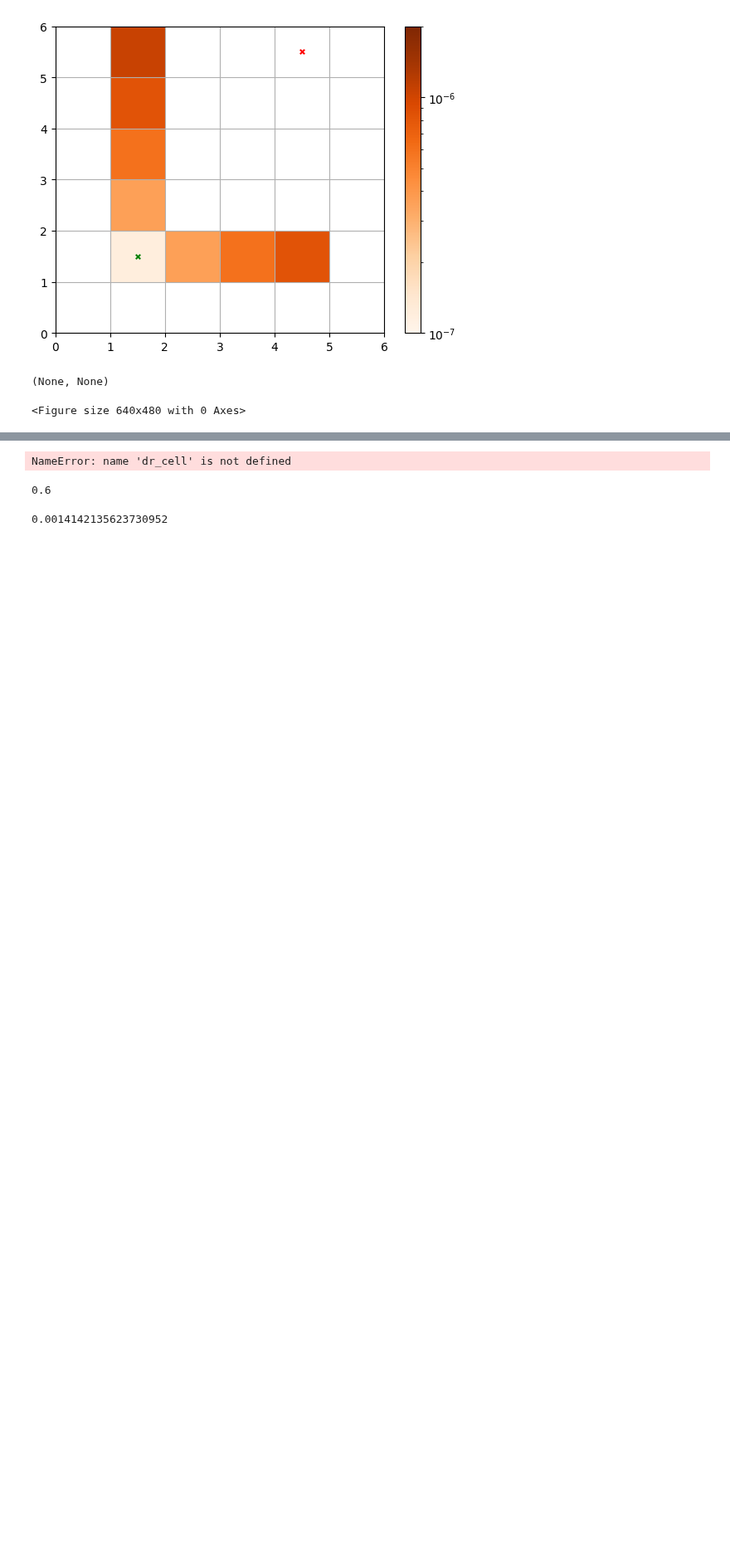
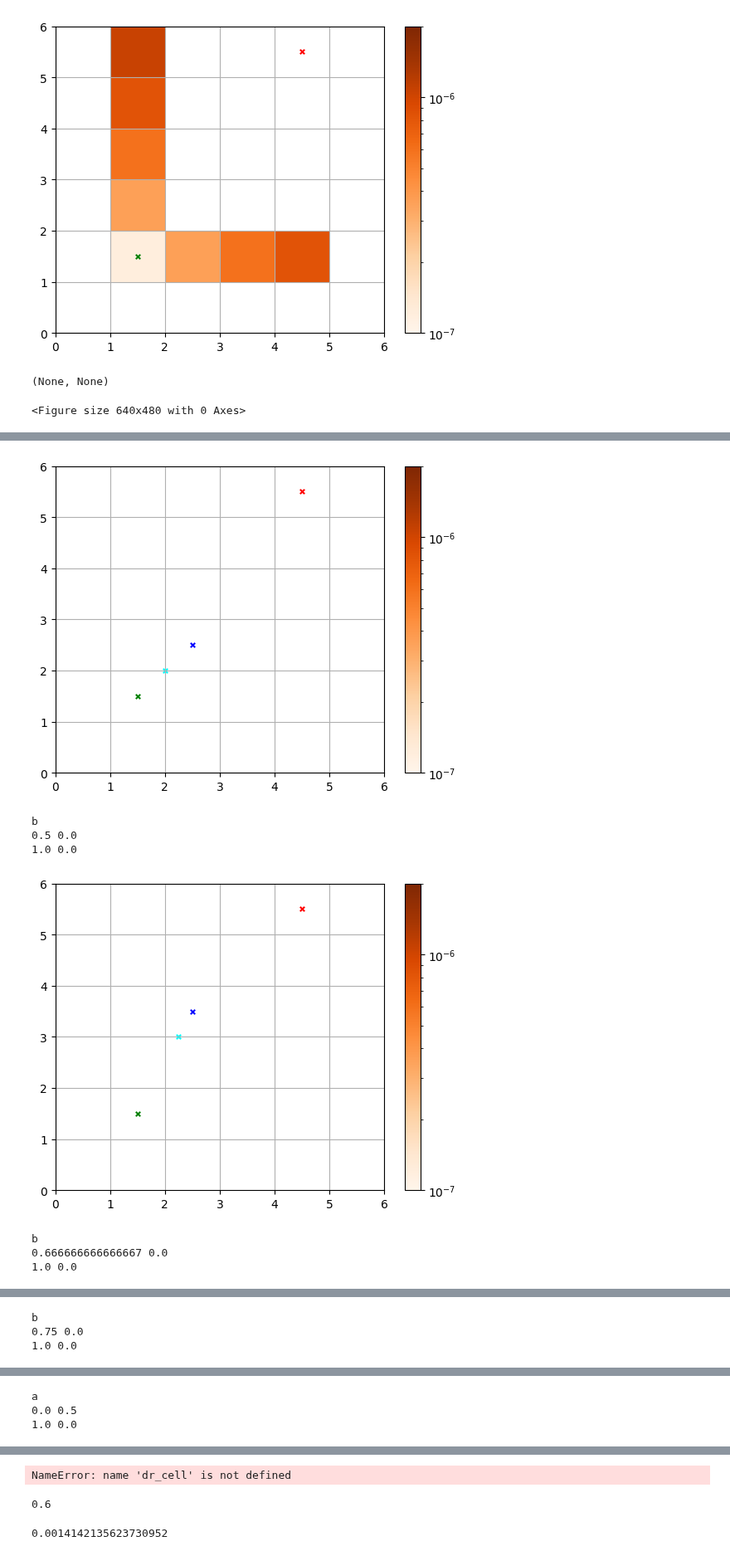
Before and after one commit to micbia/universe-in-a-box, a Jupyter notebook: rt/raytracing_intro_shortchar.ipynb, the cells around one changed output, grey strips where cells are left out. Shown at 83% size. Saved outputs shown, nothing was run; the diff lists cells and outputs as text; code cells hidden in the pictures; blank space fills up the shorter version.

```diff
--- a/rt/raytracing_intro_shortchar.ipynb
+++ b/rt/raytracing_intro_shortchar.ipynb
@@ -171,23 +174,74 @@ plt.show(), plt.clf()
 mask_to_interp = (r_cell[:, 0] != r_source[0]) * (r_cell[:, 1] != r_source[1])
 
 for i_c, (r_c, dr_c) in enumerate(zip(r_cell[mask_to_interp], dr_grid[mask_to_interp])):
+    # norm vector from source to target
+    r_sc = r_c-r_source
+    norm_r_sc = np.linalg.norm(r_sc)
+    n_sc = r_sc/norm_r_sc
+
     # integerts to write into the grid
     i, j = (r_c - dr_c/2).astype(int)
 
-    r_cleft = np.array([r_c[0]-dr_c, r_c[1]])
-    r_clow = np.array([r_c[0], r_c[1]-dr_c])
+    # physical coordinate of the cells (for interpolation)
+    r_downleft = np.array([r_c[0]-dr_c, r_c[1]-dr_c])
+    r_down = np.array([r_c[0], r_c[1]-dr_c])
 
-    # distance between the cell (center) and the source (center)
+    # mesh coordinate of the cells (for interpolation)
+    i_downleft, j_downleft = (r_downleft - dr_c/2).astype(int)
+    i_down, j_down = np.array([r_c[0]-dr_c/2, r_c[1]-3/2*dr_c], dtype=int)
+
+    # distance between the cell and the source (quantity employed in the interpolation)
     delt_i = r_c[0] - r_source[0]
     delt_j = r_c[1] - r_source[1]
 
     sig_i = np.abs(delt_i)/delt_i
     sig_j = np.abs(delt_j)/delt_j
 
-    # vector from source to cells
-    r_sc = r_c - r_source
-    n_sc = r_st/norm(r_sc)
+    # get lenght within the cell to interpolate
+    if(np.abs(delt_i) >= np.abs(delt_j)):
+        ds = 0.5*np.sqrt(1 + delt_j**2/delt_i**2)
+    elif(np.abs(delt_j) >= np.abs(delt_i)):
+        ds = 0.5*np.sqrt(1 + delt_i**2/delt_j**2)
+
+    # coordinate of the entering point
+    r_cross = r_source + (norm_r_sc - ds)*n_sc
+
+    # weight for the column density interpolation
+    d_i = 2*np.abs(r_cross[0] - i)
+    d_j = 2*np.abs(r_cross[1] - j)
+
+    if(np.abs(delt_i) > np.abs(delt_j)):
+        w = d_i
+        print('a')
+    elif(np.abs(delt_j) > np.abs(delt_i)):
+        w = d_j
+        print('b')
+    elif(np.abs(delt_j) == np.abs(delt_i)):
+        # one of the two
+        w = d_i
+        print('c')
+
+    w_downleft = 1.-w
+    w_down = w
+
+    print(d_i, d_j)
+    print(w_downleft, w_down)
+    #w_i = 1-d_i
+    #w_j =
+
+    # debug plot
+    plt.pcolormesh(np.unique(x_grid), np.unique(y_grid), np.zeros_like(ncols.T), cmap='Oranges', norm='log', vmin=1e-7, vmax=2e-6)
+    plt.colorbar()
+    #plt.scatter(x=i, y=j, s=15, marker='x', color='red', label='target')
+
+    plt.scatter(x=r_cross[0], y=r_cross[1], s=15, marker='x', color='cyan', label='target')
+    plt.scatter(x=r_c[0], y=r_c[1], s=15, marker='x', color='blue', label='target')
+    plt.scatter(x=r_target[0], y=r_target[1], s=15, marker='x', color='red', label='target')
+    plt.scatter(x=r_source[0], y=r_source[1], s=15, marker='x', color='green', label='source')
+    plt.grid()
+    plt.show(), plt.clf()
 
     #print(r_c, r_source, delt_i, delt_j)
-    print(r_c, r_cleft, r_clow)
+    #print(r_c, r_downleft, r_down)
+    #print((i,j), (i_down, j_down), (i_downleft, j_downleft))
 # %% [output]
@@ -205,0 +251,8 @@ for i_c, (r_c, dr_c) in enumerate(zip(r_cell[mask_to_interp], dr_grid[mask_to_in
+[figure, added]
+b
+0.5 0.0
+1.0 0.0
+[figure, added]
+b
+0.666666666666667 0.0
+1.0 0.0
@@ -205,0 +260,3 @@ for i_c, (r_c, dr_c) in enumerate(zip(r_cell[mask_to_interp], dr_grid[mask_to_in
+b
+0.75 0.0
+1.0 0.0
@@ -205,0 +264,3 @@ for i_c, (r_c, dr_c) in enumerate(zip(r_cell[mask_to_interp], dr_grid[mask_to_in
+a
+0.0 0.5
+1.0 0.0
```
Also changed, not shown: parts of 5 cells of this notebook, 7 other files.
